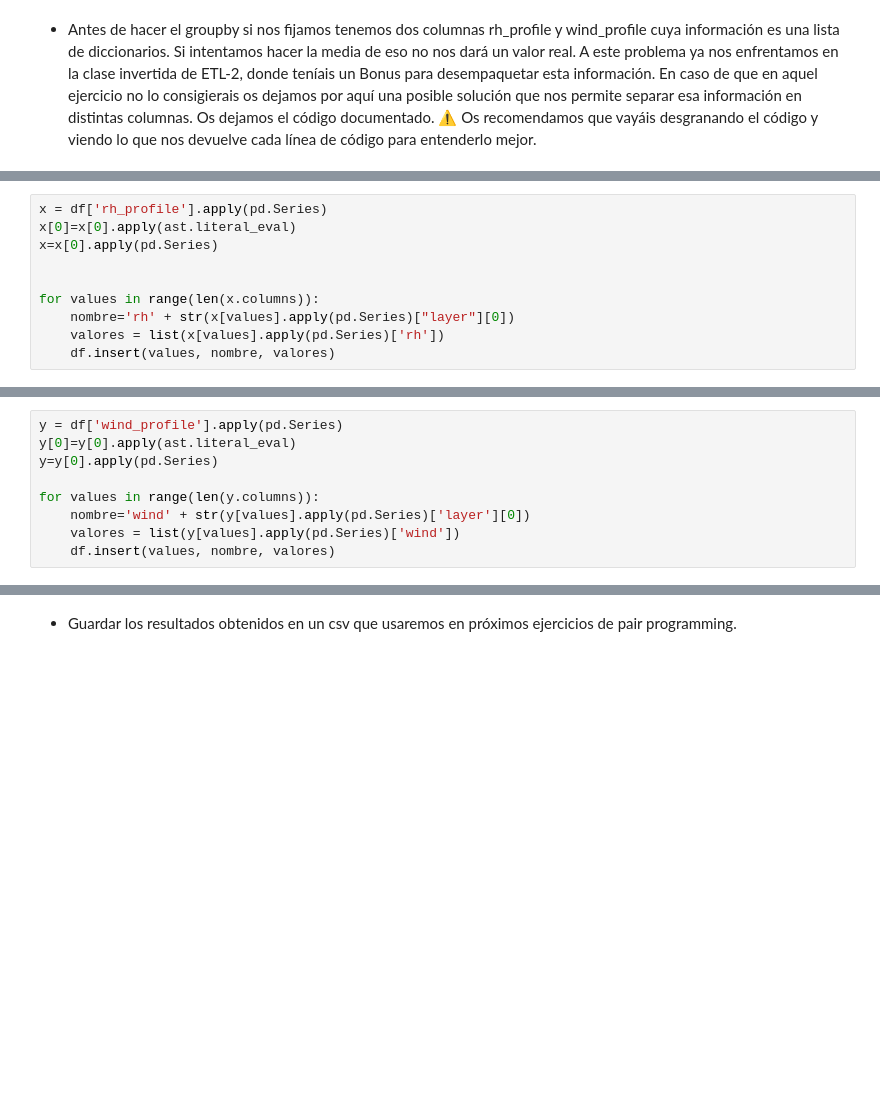
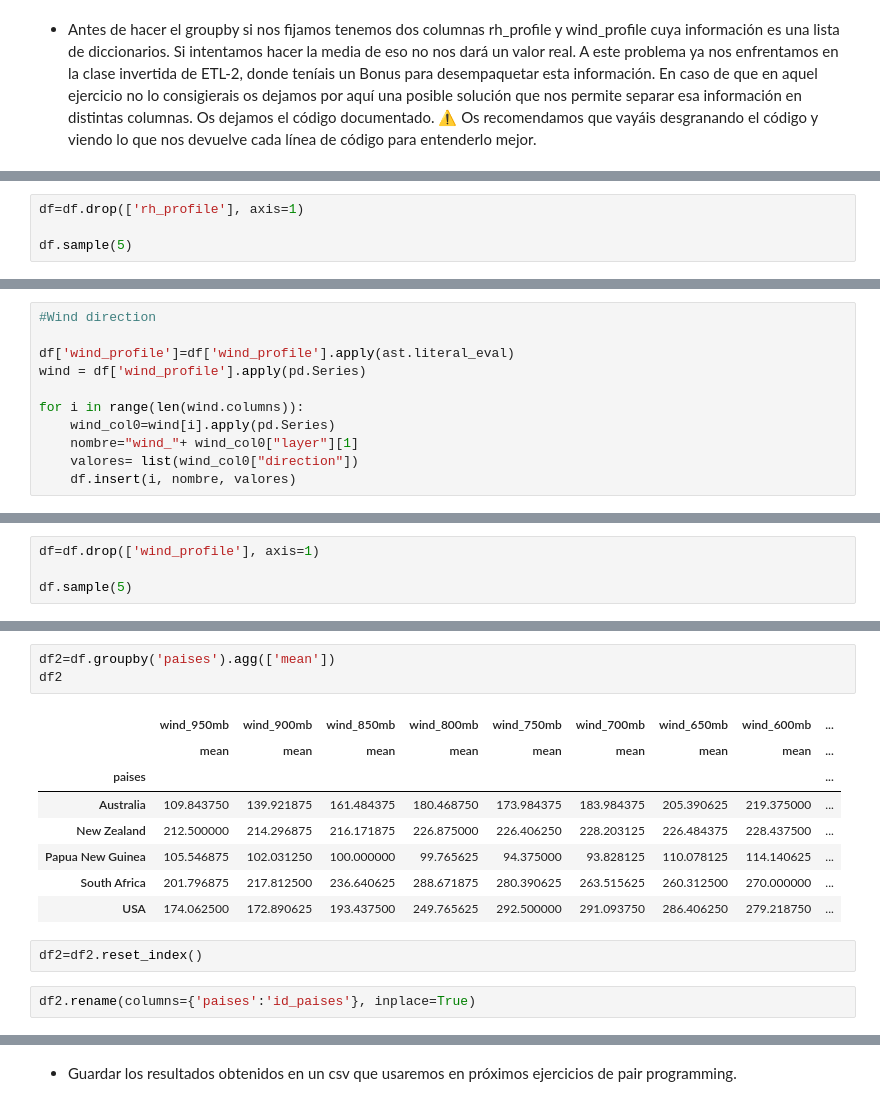
Before and after one commit to Adalab/DA-promo-b-modulo-2-sprint-2-Yadi-Vero, a Jupyter notebook: ETL/II-pair-programming-etl-2.ipynb, the cells around one changed output, grey strips where cells are left out. Drawn from its saved outputs; the diff is of its cells as text; blank space fills up the shorter version.

```diff
--- a/ETL/II-pair-programming-etl-2.ipynb
+++ b/ETL/II-pair-programming-etl-2.ipynb
@@ -56,0 +87,4 @@ df.sample(2)
+# %%
+df=df.drop(['rh_profile'], axis=1)
+
+df.sample(5)
@@ -57,10 +98,11 @@ df.sample(2)
 # %%
-x = df['rh_profile'].apply(pd.Series)
-x[0]=x[0].apply(ast.literal_eval)
-x=x[0].apply(pd.Series)
+#Wind direction
 
+df['wind_profile']=df['wind_profile'].apply(ast.literal_eval)
+wind = df['wind_profile'].apply(pd.Series)
 
-for values in range(len(x.columns)):
-    nombre='rh' + str(x[values].apply(pd.Series)["layer"][0])
-    valores = list(x[values].apply(pd.Series)['rh'])
-    df.insert(values, nombre, valores)
+for i in range(len(wind.columns)):
+    wind_col0=wind[i].apply(pd.Series)
+    nombre="wind_"+ wind_col0["layer"][1]
+    valores= list(wind_col0["direction"])
+    df.insert(i, nombre, valores)
@@ -78,9 +108,0 @@ df.head()
-# %%
-y = df['wind_profile'].apply(pd.Series)
-y[0]=y[0].apply(ast.literal_eval)
-y=y[0].apply(pd.Series)
-
-for values in range(len(y.columns)):
-    nombre='wind' + str(y[values].apply(pd.Series)['layer'][0])
-    valores = list(y[values].apply(pd.Series)['wind'])
-    df.insert(values, nombre, valores)
@@ -88,0 +109,4 @@ KeyError: 'wind'
+# %%
+df=df.drop(['wind_profile'], axis=1)
+
+df.sample(5)
@@ -88,0 +120,16 @@ KeyError: 'wind'
+# %%
+df2=df.groupby('paises').agg(['mean'])
+df2
+# %% [output]
+|  | wind_950mb | wind_900mb | wind_850mb | wind_800mb | wind_750mb | wind_700mb | wind_650mb | wind_600mb | ... |
+|  | mean | mean | mean | mean | mean | mean | mean | mean | ... |
+| paises |  |  |  |  |  |  |  |  | ... |
+| Australia | 109.843750 | 139.921875 | 161.484375 | 180.468750 | 173.984375 | 183.984375 | 205.390625 | 219.375000 | ... |
+| New Zealand | 212.500000 | 214.296875 | 216.171875 | 226.875000 | 226.406250 | 228.203125 | 226.484375 | 228.437500 | ... |
+| Papua New Guinea | 105.546875 | 102.031250 | 100.000000 | 99.765625 | 94.375000 | 93.828125 | 110.078125 | 114.140625 | ... |
+| South Africa | 201.796875 | 217.812500 | 236.640625 | 288.671875 | 280.390625 | 263.515625 | 260.312500 | 270.000000 | ... |
+| USA | 174.062500 | 172.890625 | 193.437500 | 249.765625 | 292.500000 | 291.093750 | 286.406250 | 279.218750 | ... |
+# %%
+df2=df2.reset_index()
+# %%
+df2.rename(columns={'paises':'id_paises'}, inplace=True)
```
Also changed, not shown: parts of 15 cells of this notebook, 1 other file.
